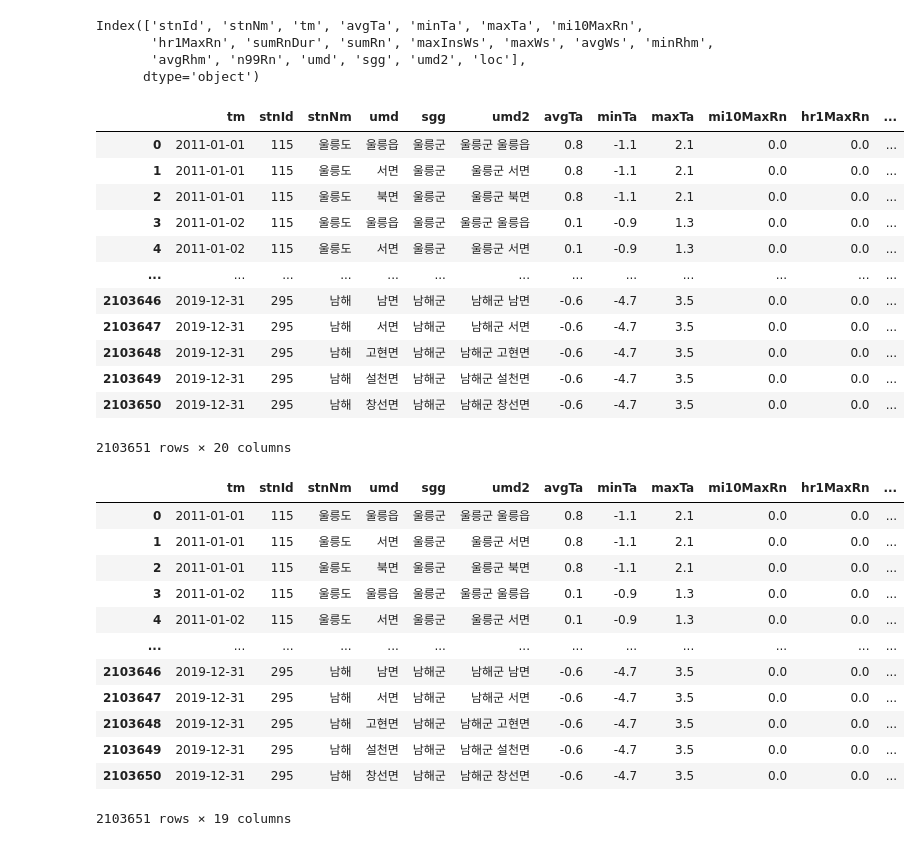
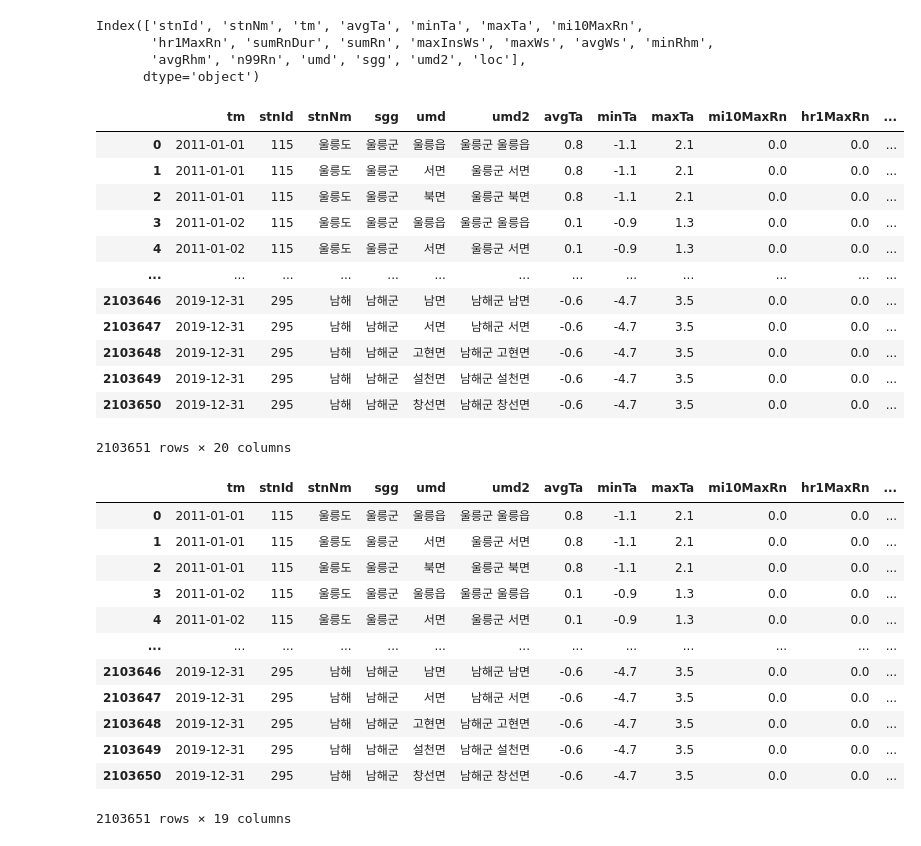
Before and after one commit to wonkwonlee/landslide-prediction-modeling, a Jupyter notebook: ASOS_dataset.ipynb, the cells around one changed output. Drawn from its saved outputs; the diff is of its cells as text; code cells hidden in the pictures.

```diff
--- a/ASOS_dataset.ipynb
+++ b/ASOS_dataset.ipynb
@@ -298,38 +282,38 @@ Index(['stnId', 'stnNm', 'tm', 'avgTa', 'minTa', 'maxTa', 'mi10MaxRn',
        'avgRhm', 'n99Rn', 'umd', 'sgg', 'umd2', 'loc'],
       dtype='object')
 # %%
-landslide_merge = landslide_merge[['tm', 'stnId', 'stnNm', 'umd', 'sgg', 'umd2', 'avgTa', 'minTa', 'maxTa', 'mi10MaxRn',
+landslide_merge = landslide_merge[['tm', 'stnId', 'stnNm', 'sgg','umd','umd2', 'avgTa', 'minTa', 'maxTa', 'mi10MaxRn',
        'hr1MaxRn', 'sumRnDur', 'sumRn', 'maxInsWs', 'maxWs', 'avgWs', 'minRhm',
        'avgRhm', 'n99Rn','loc']]
 landslide_merge
 # %% [output]
-|  | tm | stnId | stnNm | umd | sgg | umd2 | avgTa | minTa | maxTa | mi10MaxRn | hr1MaxRn | ... |
-| 0 | 2011-01-01 | 115 | 울릉도 | 울릉읍 | 울릉군 | 울릉군 울릉읍 | 0.8 | -1.1 | 2.1 | 0.0 | 0.0 | ... |
-| 1 | 2011-01-01 | 115 | 울릉도 | 서면 | 울릉군 | 울릉군 서면 | 0.8 | -1.1 | 2.1 | 0.0 | 0.0 | ... |
-| 2 | 2011-01-01 | 115 | 울릉도 | 북면 | 울릉군 | 울릉군 북면 | 0.8 | -1.1 | 2.1 | 0.0 | 0.0 | ... |
-| 3 | 2011-01-02 | 115 | 울릉도 | 울릉읍 | 울릉군 | 울릉군 울릉읍 | 0.1 | -0.9 | 1.3 | 0.0 | 0.0 | ... |
-| 4 | 2011-01-02 | 115 | 울릉도 | 서면 | 울릉군 | 울릉군 서면 | 0.1 | -0.9 | 1.3 | 0.0 | 0.0 | ... |
+|  | tm | stnId | stnNm | sgg | umd | umd2 | avgTa | minTa | maxTa | mi10MaxRn | hr1MaxRn | ... |
+| 0 | 2011-01-01 | 115 | 울릉도 | 울릉군 | 울릉읍 | 울릉군 울릉읍 | 0.8 | -1.1 | 2.1 | 0.0 | 0.0 | ... |
+| 1 | 2011-01-01 | 115 | 울릉도 | 울릉군 | 서면 | 울릉군 서면 | 0.8 | -1.1 | 2.1 | 0.0 | 0.0 | ... |
+| 2 | 2011-01-01 | 115 | 울릉도 | 울릉군 | 북면 | 울릉군 북면 | 0.8 | -1.1 | 2.1 | 0.0 | 0.0 | ... |
+| 3 | 2011-01-02 | 115 | 울릉도 | 울릉군 | 울릉읍 | 울릉군 울릉읍 | 0.1 | -0.9 | 1.3 | 0.0 | 0.0 | ... |
+| 4 | 2011-01-02 | 115 | 울릉도 | 울릉군 | 서면 | 울릉군 서면 | 0.1 | -0.9 | 1.3 | 0.0 | 0.0 | ... |
 | ... | ... | ... | ... | ... | ... | ... | ... | ... | ... | ... | ... | ... |
-| 2103646 | 2019-12-31 | 295 | 남해 | 남면 | 남해군 | 남해군 남면 | -0.6 | -4.7 | 3.5 | 0.0 | 0.0 | ... |
-| 2103647 | 2019-12-31 | 295 | 남해 | 서면 | 남해군 | 남해군 서면 | -0.6 | -4.7 | 3.5 | 0.0 | 0.0 | ... |
-| 2103648 | 2019-12-31 | 295 | 남해 | 고현면 | 남해군 | 남해군 고현면 | -0.6 | -4.7 | 3.5 | 0.0 | 0.0 | ... |
-| 2103649 | 2019-12-31 | 295 | 남해 | 설천면 | 남해군 | 남해군 설천면 | -0.6 | -4.7 | 3.5 | 0.0 | 0.0 | ... |
-| 2103650 | 2019-12-31 | 295 | 남해 | 창선면 | 남해군 | 남해군 창선면 | -0.6 | -4.7 | 3.5 | 0.0 | 0.0 | ... |
+| 2103646 | 2019-12-31 | 295 | 남해 | 남해군 | 남면 | 남해군 남면 | -0.6 | -4.7 | 3.5 | 0.0 | 0.0 | ... |
+| 2103647 | 2019-12-31 | 295 | 남해 | 남해군 | 서면 | 남해군 서면 | -0.6 | -4.7 | 3.5 | 0.0 | 0.0 | ... |
+| 2103648 | 2019-12-31 | 295 | 남해 | 남해군 | 고현면 | 남해군 고현면 | -0.6 | -4.7 | 3.5 | 0.0 | 0.0 | ... |
+| 2103649 | 2019-12-31 | 295 | 남해 | 남해군 | 설천면 | 남해군 설천면 | -0.6 | -4.7 | 3.5 | 0.0 | 0.0 | ... |
+| 2103650 | 2019-12-31 | 295 | 남해 | 남해군 | 창선면 | 남해군 창선면 | -0.6 | -4.7 | 3.5 | 0.0 | 0.0 | ... |
 2103651 rows × 20 columns
 # %%
 landslide_merge = landslide_merge.drop(['loc'], axis=1)
 landslide_merge
 # %% [output]
-|  | tm | stnId | stnNm | umd | sgg | umd2 | avgTa | minTa | maxTa | mi10MaxRn | hr1MaxRn | ... |
-| 0 | 2011-01-01 | 115 | 울릉도 | 울릉읍 | 울릉군 | 울릉군 울릉읍 | 0.8 | -1.1 | 2.1 | 0.0 | 0.0 | ... |
-| 1 | 2011-01-01 | 115 | 울릉도 | 서면 | 울릉군 | 울릉군 서면 | 0.8 | -1.1 | 2.1 | 0.0 | 0.0 | ... |
-| 2 | 2011-01-01 | 115 | 울릉도 | 북면 | 울릉군 | 울릉군 북면 | 0.8 | -1.1 | 2.1 | 0.0 | 0.0 | ... |
-| 3 | 2011-01-02 | 115 | 울릉도 | 울릉읍 | 울릉군 | 울릉군 울릉읍 | 0.1 | -0.9 | 1.3 | 0.0 | 0.0 | ... |
-| 4 | 2011-01-02 | 115 | 울릉도 | 서면 | 울릉군 | 울릉군 서면 | 0.1 | -0.9 | 1.3 | 0.0 | 0.0 | ... |
+|  | tm | stnId | stnNm | sgg | umd | umd2 | avgTa | minTa | maxTa | mi10MaxRn | hr1MaxRn | ... |
+| 0 | 2011-01-01 | 115 | 울릉도 | 울릉군 | 울릉읍 | 울릉군 울릉읍 | 0.8 | -1.1 | 2.1 | 0.0 | 0.0 | ... |
+| 1 | 2011-01-01 | 115 | 울릉도 | 울릉군 | 서면 | 울릉군 서면 | 0.8 | -1.1 | 2.1 | 0.0 | 0.0 | ... |
+| 2 | 2011-01-01 | 115 | 울릉도 | 울릉군 | 북면 | 울릉군 북면 | 0.8 | -1.1 | 2.1 | 0.0 | 0.0 | ... |
+| 3 | 2011-01-02 | 115 | 울릉도 | 울릉군 | 울릉읍 | 울릉군 울릉읍 | 0.1 | -0.9 | 1.3 | 0.0 | 0.0 | ... |
+| 4 | 2011-01-02 | 115 | 울릉도 | 울릉군 | 서면 | 울릉군 서면 | 0.1 | -0.9 | 1.3 | 0.0 | 0.0 | ... |
 | ... | ... | ... | ... | ... | ... | ... | ... | ... | ... | ... | ... | ... |
-| 2103646 | 2019-12-31 | 295 | 남해 | 남면 | 남해군 | 남해군 남면 | -0.6 | -4.7 | 3.5 | 0.0 | 0.0 | ... |
-| 2103647 | 2019-12-31 | 295 | 남해 | 서면 | 남해군 | 남해군 서면 | -0.6 | -4.7 | 3.5 | 0.0 | 0.0 | ... |
-| 2103648 | 2019-12-31 | 295 | 남해 | 고현면 | 남해군 | 남해군 고현면 | -0.6 | -4.7 | 3.5 | 0.0 | 0.0 | ... |
-| 2103649 | 2019-12-31 | 295 | 남해 | 설천면 | 남해군 | 남해군 설천면 | -0.6 | -4.7 | 3.5 | 0.0 | 0.0 | ... |
-| 2103650 | 2019-12-31 | 295 | 남해 | 창선면 | 남해군 | 남해군 창선면 | -0.6 | -4.7 | 3.5 | 0.0 | 0.0 | ... |
+| 2103646 | 2019-12-31 | 295 | 남해 | 남해군 | 남면 | 남해군 남면 | -0.6 | -4.7 | 3.5 | 0.0 | 0.0 | ... |
+| 2103647 | 2019-12-31 | 295 | 남해 | 남해군 | 서면 | 남해군 서면 | -0.6 | -4.7 | 3.5 | 0.0 | 0.0 | ... |
+| 2103648 | 2019-12-31 | 295 | 남해 | 남해군 | 고현면 | 남해군 고현면 | -0.6 | -4.7 | 3.5 | 0.0 | 0.0 | ... |
+| 2103649 | 2019-12-31 | 295 | 남해 | 남해군 | 설천면 | 남해군 설천면 | -0.6 | -4.7 | 3.5 | 0.0 | 0.0 | ... |
+| 2103650 | 2019-12-31 | 295 | 남해 | 남해군 | 창선면 | 남해군 창선면 | -0.6 | -4.7 | 3.5 | 0.0 | 0.0 | ... |
 2103651 rows × 19 columns
```
Also changed, not shown: parts of 15 cells of this notebook.
